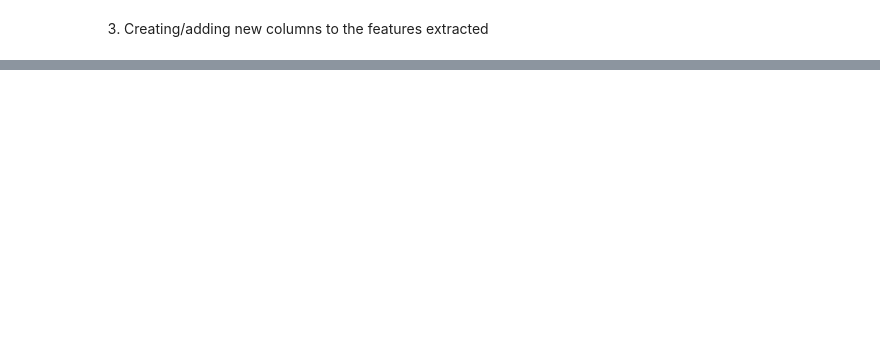
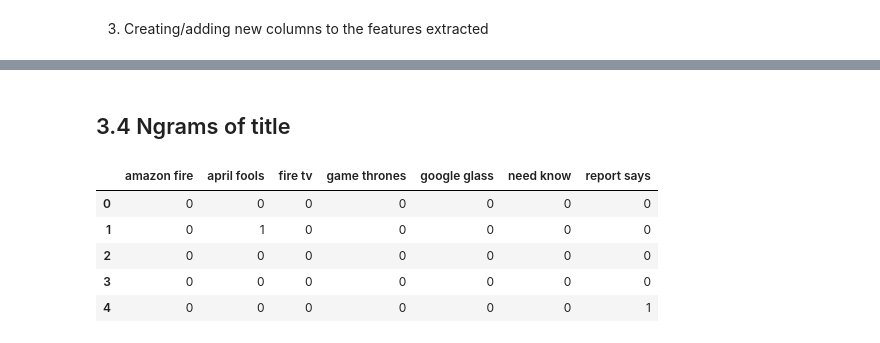
Before and after one commit to smafraim/News-Articles-Share-Prediction-using-Machine-Learning, a Jupyter notebook: Notebooks/Feature Engineering.ipynb, the cells around one changed output, grey strips where cells are left out. Saved outputs shown, nothing was run; the diff lists cells and outputs as text; code cells hidden in the pictures; blank space fills up the shorter version.

```diff
--- a/Notebooks/Feature Engineering.ipynb
+++ b/Notebooks/Feature Engineering.ipynb
@@ -356,6 +362,6 @@ The counts for *cleaned_title* pos: Counter({'NN': 39, 'JJ': 17, 'NNS': 10, 'RB'
+# %%
+# Applying the function
+df_features['pos_counts_title'] = df_features['cleaned_title'].apply(count_and_classify_pos_tags)
+df_features['pos_counts_text'] = df_features['cleaned_text'].apply(count_and_classify_pos_tags)
 # %% [markdown]
 3. Creating/adding new columns to the features extracted
-# %%
-df_features['noun_counts_title'] = df_features['cleaned_title'].apply(lambda x: pos_counts(x,'NN'))
-df_features['verb_counts_title'] = df_features['cleaned_title'].apply(lambda x: (pos_counts(x,'VB')+pos_counts(x,'RB')))
-df_features['adjective_counts_title'] = df_features['cleaned_title'].apply(lambda x: pos_counts(x,'JJ'))
@@ -365,0 +368,9 @@ df_features
+# %%
+# Splitting the result into separate columns
+df_features[['noun_count_title', 'verb_count_title', 'adjective_count_title']] = df_features['pos_counts_title'].apply(pd.Series)
+df_features[['noun_count_text', 'verb_count_text', 'adjective_count_text']] = df_features['pos_counts_text'].apply(pd.Series)
+
+
+# Dropping the 'pos_counts_title and text' column as it woould not serve purpose in our analysis
+df_features.drop('pos_counts_title', axis=1, inplace=True)
+df_features.drop('pos_counts_text', axis=1, inplace=True)
@@ -365,0 +385,25 @@ df_features
+# %% [markdown]
+## 3.4 Ngrams of title
+# %%
+from sklearn.feature_extraction.text import CountVectorizer
+
+def Ngrams_extraction(descriptions):
+    # Fill missing values with an empty string
+    descriptions = descriptions.fillna('')
+
+    vectorizer = CountVectorizer(ngram_range=(2, 2), max_features=7)
+    X = vectorizer.fit_transform(descriptions)
+    ngram_df = pd.DataFrame(X.toarray(), columns=vectorizer.get_feature_names_out())
+    return ngram_df
+
+ngram_title_df = Ngrams_extraction(df_features['cleaned_title'])
+ngram_txt_df = Ngrams_extraction(df_features['cleaned_text'])
+# %%
+ngram_title_df.head(5)
+# %% [output]
+|  | amazon fire | april fools | fire tv | game thrones | google glass | need know | report says |
+| 0 | 0 | 0 | 0 | 0 | 0 | 0 | 0 |
+| 1 | 0 | 1 | 0 | 0 | 0 | 0 | 0 |
+| 2 | 0 | 0 | 0 | 0 | 0 | 0 | 0 |
+| 3 | 0 | 0 | 0 | 0 | 0 | 0 | 0 |
+| 4 | 0 | 0 | 0 | 0 | 0 | 0 | 1 |
```
Also changed, not shown: parts of 18 cells of this notebook, 2 other files.
